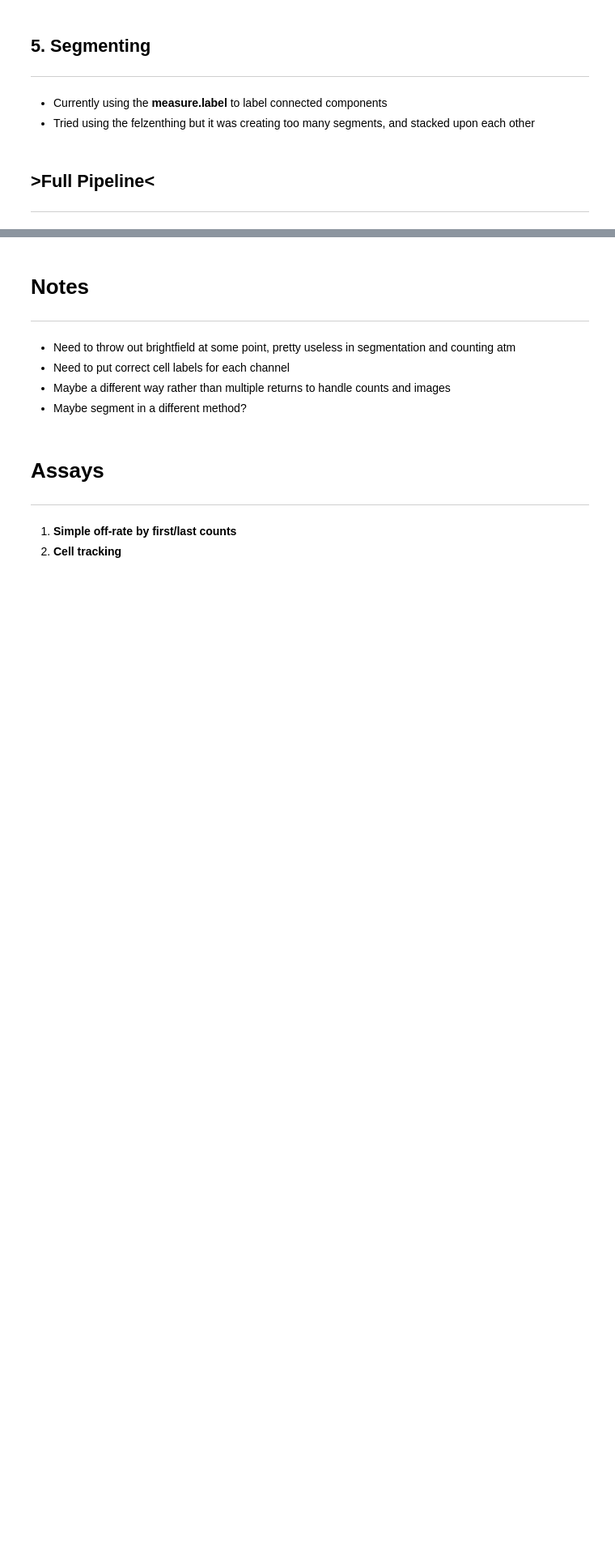
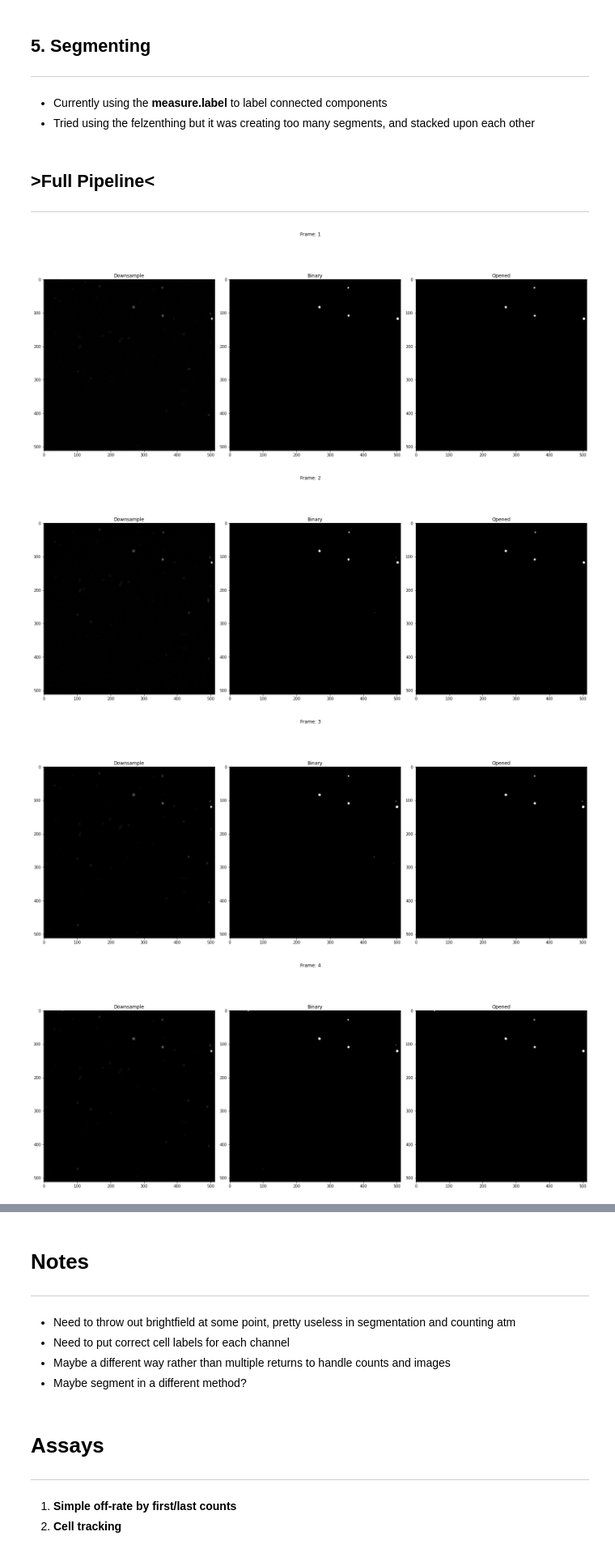
Before and after one commit to admbarre/tc_tools, a Jupyter notebook: notebooks/Transmigration.ipynb, the cells around one changed output, grey strips where cells are left out. Shown at 81% size. Saved outputs shown, nothing was run; the diff lists cells and outputs as text; code cells hidden in the pictures; blank space fills up the shorter version.

Commit message:
Refactored viz code, removed hist eq from pipeline, lots of changes.

```diff
--- a/notebooks/Transmigration.ipynb
+++ b/notebooks/Transmigration.ipynb
@@ -140,31 +140,44 @@ test_hist(ch2[0])
 # %%
 def binarize(frame, inspect=False):
     d1 = downsample(frame)
-    eqd = skimage.exposure.equalize_adapthist(d1, kernel_size =7)
-    thresh = threshold_otsu(eqd)
-    binary = eqd > thresh
-    selem = disk(2)
-    opened = opening(binary, selem)
+    #eqd = skimage.exposure.equalize_adapthist(d1, kernel_size =7)
+    thresh = threshold_otsu(d1)
+    #thresh = threshold_otsu(eqd)
+    #binary = eqd > thresh
+    binary = d1 > thresh
+    selem = disk(3)
+    #opened = opening(binary, selem)
+    opened = opening(binary)
 
-    if inspect:
-        colors = ['#e6194b', '#3cb44b', '#ffe119', '#4363d8', '#f58231',
-                  '#911eb4', '#46f0f0', '#f032e6', '#bcf60c', '#fabebe',
-                  '#008080', '#e6beff', '#9a6324', '#fffac8', '#800000',
-                  '#aaffc3', '#808000', '#ffd8b1', '#000075', '#808080']
 
-        fig,ax = plt.subplots(2,2, figsize=(20,15))
-        ax = ax.ravel()
-        ax[0].imshow(d1, cmap="gray")
-        ax[0].set_title("Original")
+    stages = [(d1,"Downsample"),
+              (binary, "Binary"),
+              (opened, "Opened")]
+    return opened
 
-        ax[1].imshow(eqd, cmap="gray")
-        ax[1].set_title("Hist Eq")
+# Using this one to be able to inspect the pipe, need to refactor for more utility
+def bin_pipe(frame):
+    d1 = downsample(frame)
+    #eqd = skimage.exposure.equalize_adapthist(d1, kernel_size =7)
+    thresh = threshold_otsu(d1)
+    #thresh = threshold_otsu(eqd)
+    #binary = eqd > thresh
+    binary = d1 > thresh
+    selem = disk(3)
+    #opened = opening(binary, selem)
+    opened = opening(binary)
 
-        ax[2].imshow(binary, cmap="gray")
-        ax[2].set_title("Threshed Binary")
 
-        ax[3].imshow(opened, cmap="gray")
-        ax[3].set_title("Morpho: Opened")
+    stages = [(d1,"Downsample"),
+              (binary, "Binary"),
+              (opened, "Opened")]
+    return stages
 
-        plt.show()
-    return opened
+for i,frame in enumerate(ch3):
+    stages = bin_pipe(frame)
+    dashview(stages,max_cols=3,title=f"Frame: {i+1}")
+# %% [output]
+[figure, added]
+[figure, added]
+[figure, added]
+[figure, added]
```
Also changed, not shown: parts of 9 cells of this notebook.
